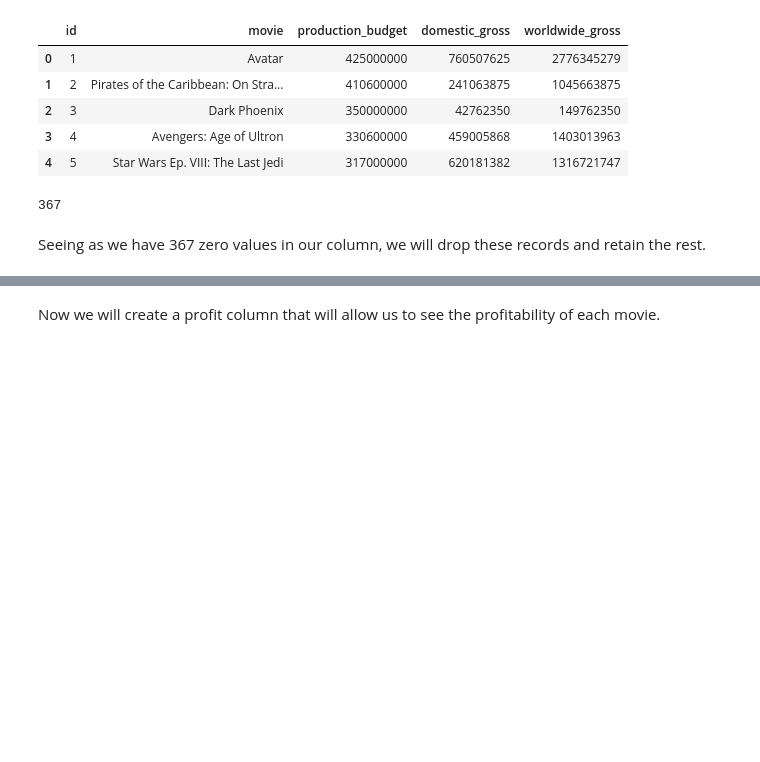
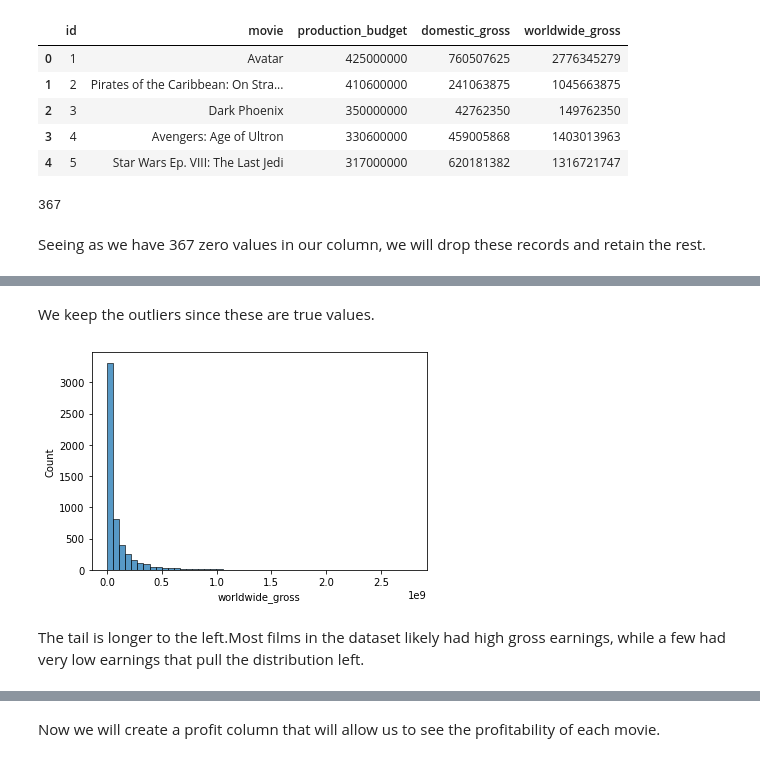
Before and after one commit to Julie97-wb/group6, a Jupyter notebook: main.ipynb, the cells around one changed output, grey strips where cells are left out. Cells and saved outputs as stored; diff of their text form; code cells hidden in the pictures; blank space fills up the shorter version.

```diff
--- a/main.ipynb
+++ b/main.ipynb
@@ -152,0 +217,8 @@ assert (tn_df['worldwide_gross']== 0).sum()==0
+# %% [markdown]
+We keep the outliers since these are true values.
+# %%
+sns.histplot(tn_df['worldwide_gross'], bins=50);
+# %% [output]
+[figure, added]
+# %% [markdown]
+The tail is longer to the left.Most films in the dataset likely had high gross earnings, while a few had very low earnings that pull the distribution left.
```
Also changed, not shown: parts of 21 cells of this notebook.
